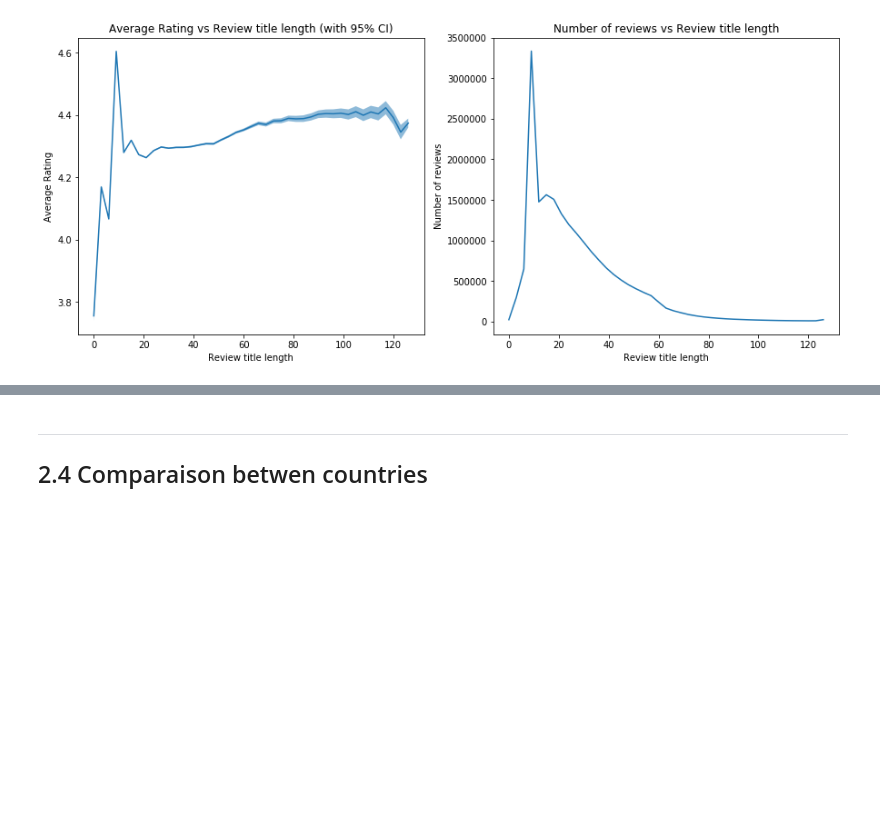
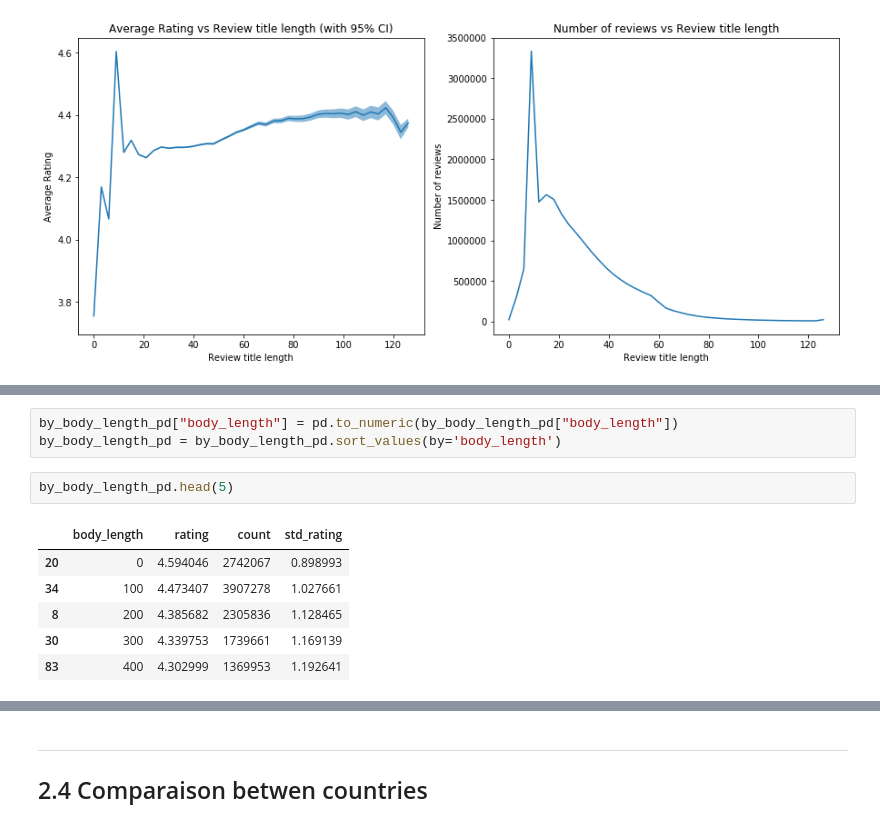
Before and after one commit to Billotais/cs_401_project, a Jupyter notebook: notebook.ipynb, the cells around one changed output, grey strips where cells are left out. Cells and saved outputs as stored; diff of their text form; blank space fills up the shorter version.

```diff
--- a/notebook.ipynb
+++ b/notebook.ipynb
@@ -387,0 +397,12 @@ There does not seem to be any structure here. Text length is quite equally distr
+# %%
+by_body_length_pd["body_length"] = pd.to_numeric(by_body_length_pd["body_length"])
+by_body_length_pd = by_body_length_pd.sort_values(by='body_length')
+# %%
+by_body_length_pd.head(5)
+# %% [output]
+|  | body_length | rating | count | std_rating |
+| 20 | 0 | 4.594046 | 2742067 | 0.898993 |
+| 34 | 100 | 4.473407 | 3907278 | 1.027661 |
+| 8 | 200 | 4.385682 | 2305836 | 1.128465 |
+| 30 | 300 | 4.339753 | 1739661 | 1.169139 |
+| 83 | 400 | 4.302999 | 1369953 | 1.192641 |
```
Also changed, not shown: parts of 44 cells of this notebook, 1 other file.
